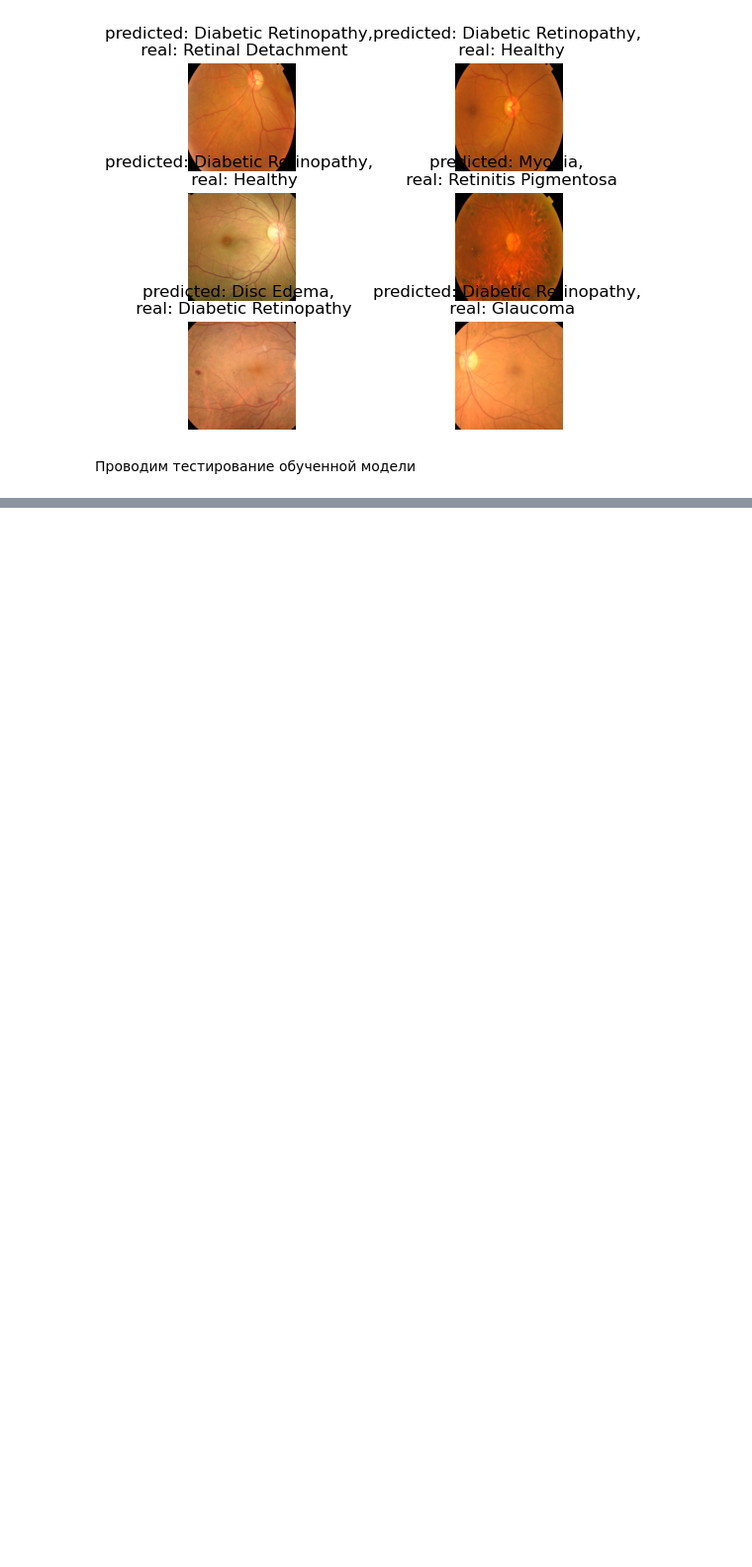
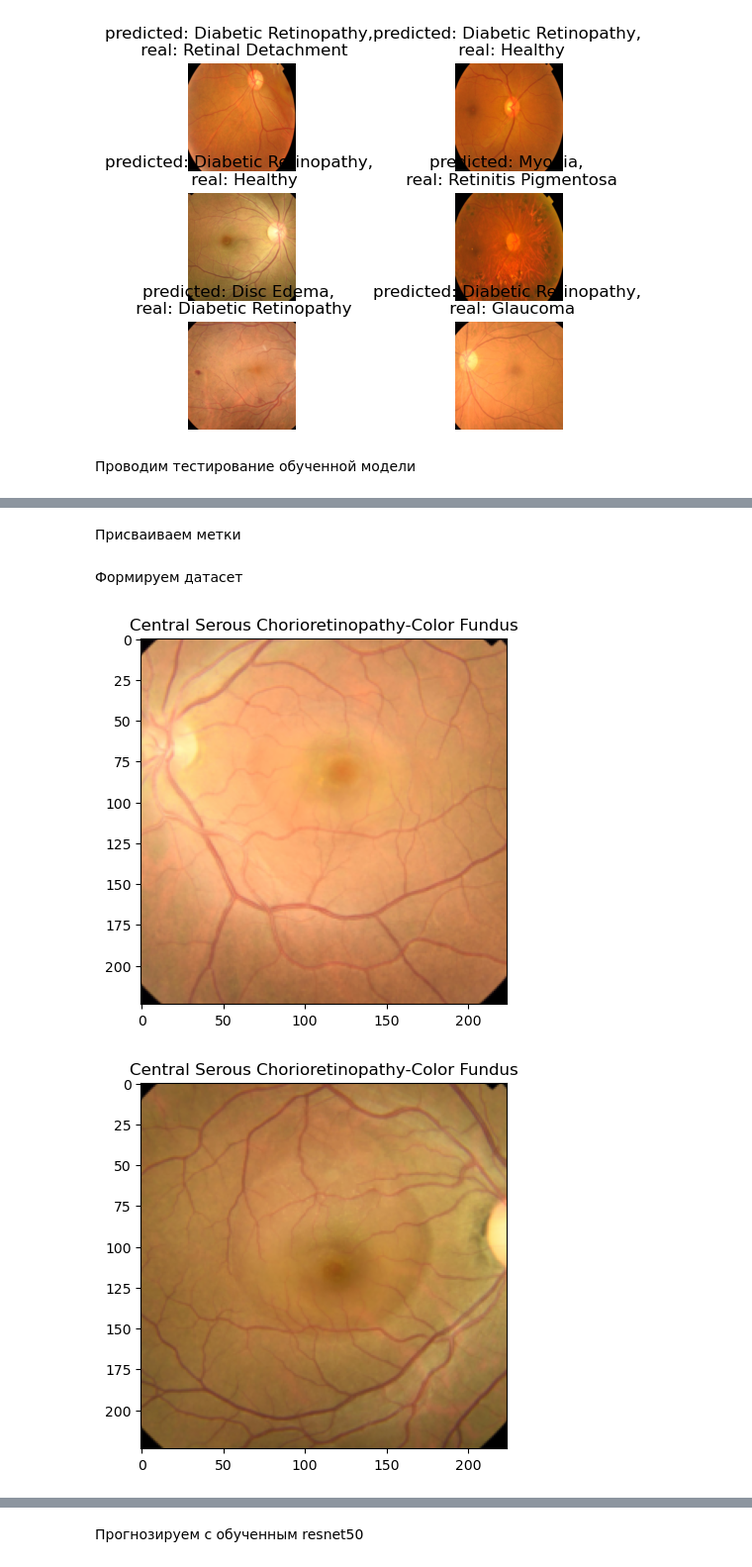
Before and after one commit to diamondOnJava/eye_disease_image_classifier, a Jupyter notebook: pipeline.ipynb, the cells around one changed output, grey strips where cells are left out. Shown at 99% size. Saved outputs shown, nothing was run; the diff lists cells and outputs as text; code cells hidden in the pictures; blank space fills up the shorter version.

```diff
--- a/pipeline.ipynb
+++ b/pipeline.ipynb
@@ -180,8 +194,24 @@ sampler = WeightedRandomSampler(class_weights, len(class_weights))
 # %% [markdown]
 Теперь создаем DataLoader
 # %%
-train_dataloader = DataLoader(train_ds, batch_size=64, sampler=sampler)
-test_dataloader = DataLoader(test_ds, batch_size=64)
+batch_size = 8
+train_dataloader = DataLoader(
+    train_ds,
+    batch_size=batch_size,
+    num_workers=4,
+    # sampler=sampler,
+    pin_memory=True,
+    shuffle=True,
+)
+
+
+test_dataloader = DataLoader(
+    test_ds,
+    batch_size=batch_size,
+    num_workers=4,
+    shuffle=False,
+    pin_memory=True,
+)
 # %% [markdown]
 Проитерируемся и посмотрим на изображения
 # %%
@@ -396,0 +429,3 @@ visualize_model(nn_model)
+# %%
+test_df = load_eye_disease_dataset(TEST_DATA_DIR)
+test_df.head()
@@ -396,0 +465,23 @@ visualize_model(nn_model)
+# %% [markdown]
+Присваиваем метки
+# %%
+test_df["label"] = test_df["class"].map(class_idxs)
+# %% [markdown]
+Формируем датасет
+# %%
+test_ds = EyeDiseaseDataset(test_df, data_transforms["test"])
+test_dataloader = DataLoader(
+    test_ds, batch_size=batch_size, num_workers=4, shuffle=False
+)
+# %%
+test_features, test_labels = next(iter(test_dataloader))
+
+for i in range(5):
+    img = test_features[i]
+    label = test_labels[i]
+    imshow(img)
+    plt.title(class_names[test_labels[i].item()])
+    plt.show()
+# %% [output]
+[figure, added]
+[figure, added]
@@ -396,0 +491,2 @@ visualize_model(nn_model)
+# %% [markdown]
+Прогнозируем с обученным resnet50
```
Also changed, not shown: parts of 27 cells of this notebook, 2 other files.
